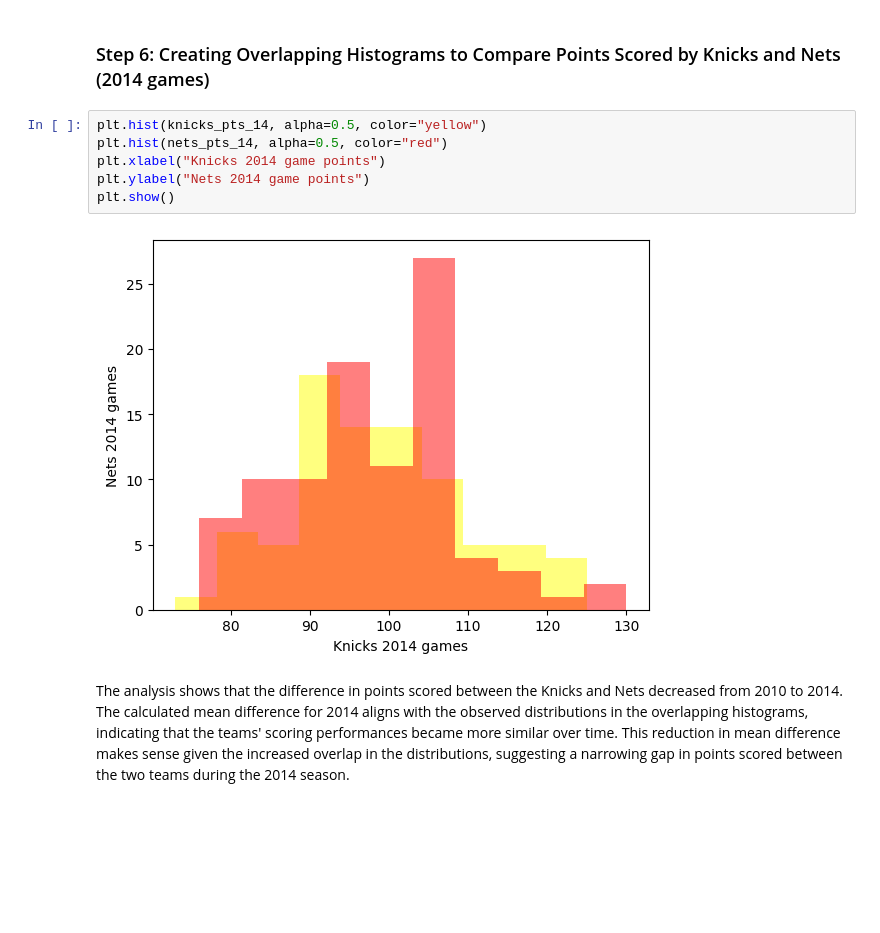
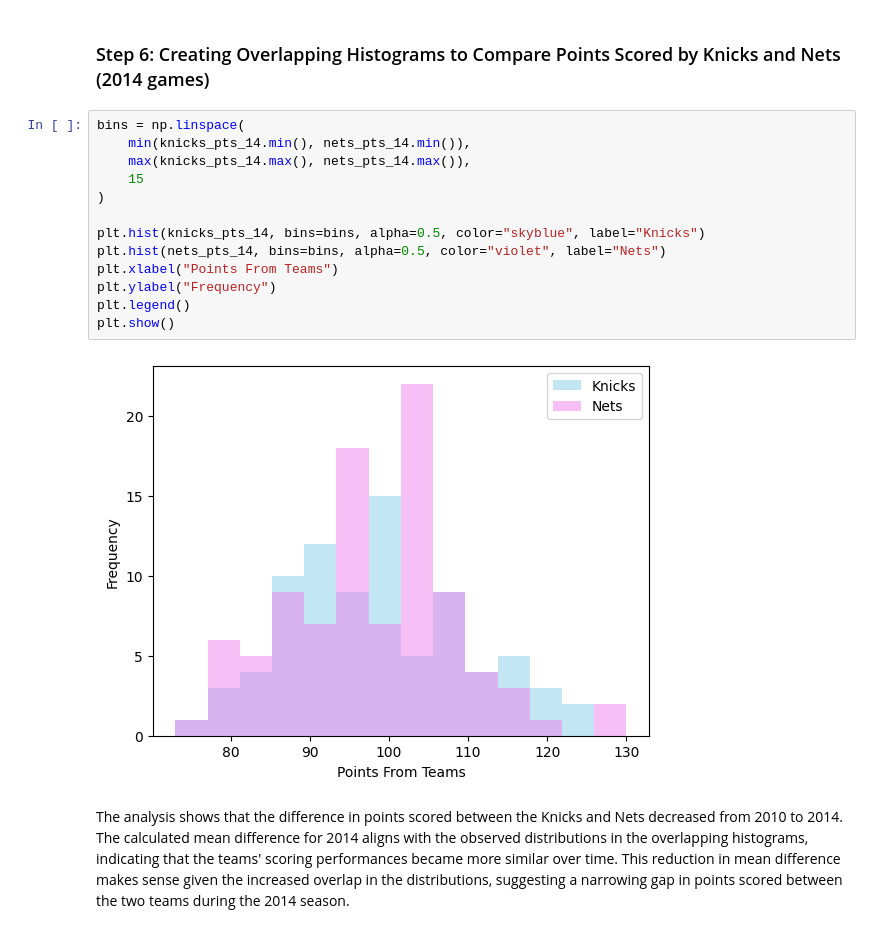
Before and after one commit to MynnTapp/NBA_Trends_Analysis_Jupyter_notebook, a Jupyter notebook: activate_notebook.ipynb, the cells around one changed output. Drawn from its saved outputs; the diff is of its cells as text; blank space fills up the shorter version.

Commit message:
fixed graphs

```diff
--- a/activate_notebook.ipynb
+++ b/activate_notebook.ipynb
@@ -143,13 +151,20 @@ print(diff_means_2014)
 # %% [markdown]
 ### Step 6: Creating Overlapping Histograms to Compare Points Scored by Knicks and Nets (2014 games)
 # %%
-plt.hist(knicks_pts_14, alpha=0.5, color="yellow")
-plt.hist(nets_pts_14, alpha=0.5, color="red")
-plt.xlabel("Knicks 2014 game points")
-plt.ylabel("Nets 2014 game points")
+bins = np.linspace(
+    min(knicks_pts_14.min(), nets_pts_14.min()),
+    max(knicks_pts_14.max(), nets_pts_14.max()),
+    15
+)
+
+plt.hist(knicks_pts_14, bins=bins, alpha=0.5, color="skyblue", label="Knicks")
+plt.hist(nets_pts_14, bins=bins, alpha=0.5, color="violet", label="Nets")
+plt.xlabel("Points From Teams")
+plt.ylabel("Frequency")
+plt.legend()
 plt.show()
 # %% [output]
-[figure, old version]
+[figure, new version]
 # %% [markdown]
 The analysis shows that the difference in points scored between the Knicks and Nets decreased from 2010 to 2014. The calculated mean difference for 2014 aligns with the observed distributions in the overlapping histograms, indicating that the teams' scoring performances became more similar over time. This reduction in mean difference makes sense given the increased overlap in the distributions, suggesting a narrowing gap in points scored between the two teams during the 2014 season.
 # %% [markdown]
```
Also changed, not shown: parts of 1 cell of this notebook.
